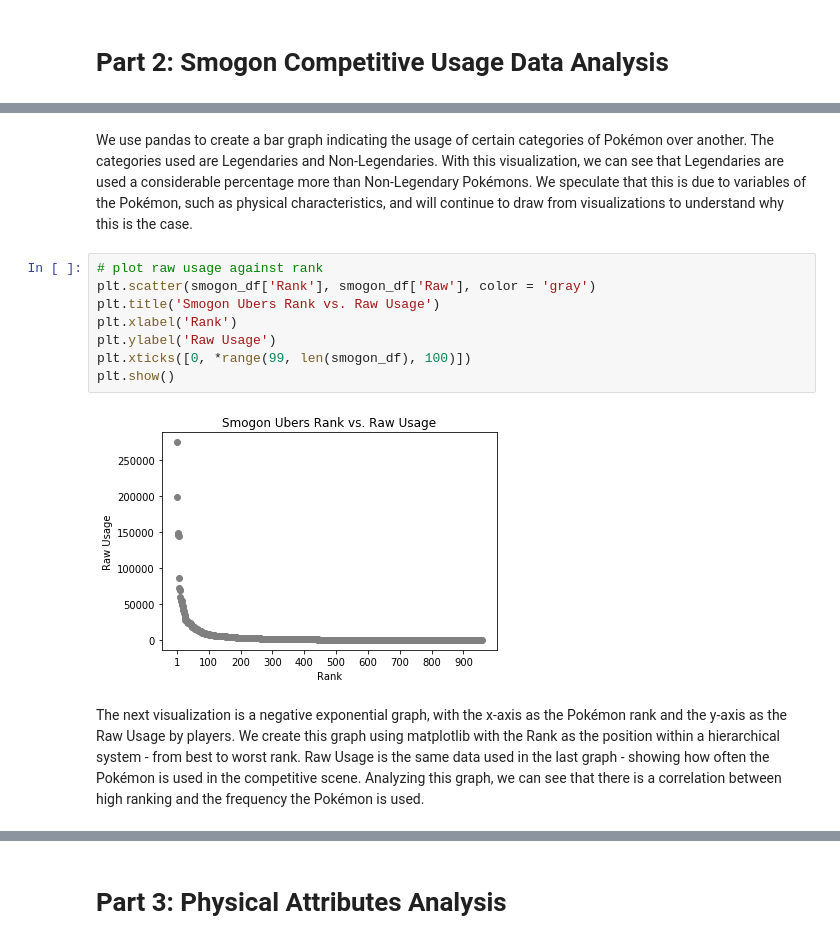
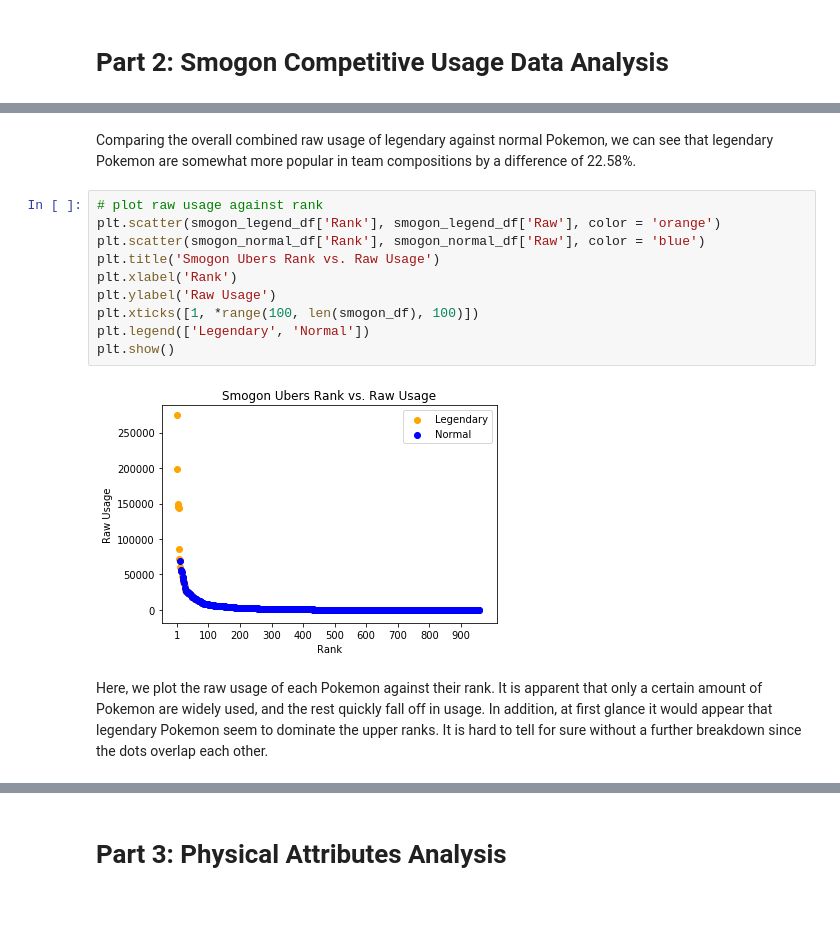
Before and after one commit to WhipeeDip/COGS108-Project, a Jupyter notebook: FinalProject.ipynb, the cells around one changed output, grey strips where cells are left out. Saved outputs shown, nothing was run; the diff lists cells and outputs as text; blank space fills up the shorter version.

```diff
--- a/FinalProject.ipynb
+++ b/FinalProject.ipynb
@@ -383,14 +390,16 @@ plt.show()
-# %% [markdown]
-We use pandas to create a bar graph indicating the usage of certain categories of Pokémon over another. The categories used are Legendaries and Non-Legendaries. With this visualization, we can see that Legendaries are used a considerable percentage more than Non-Legendary Pokémons. We speculate that this is due to variables of the Pokémon, such as physical characteristics, and will continue to draw from visualizations to understand why this is the case.
+# %% [markdown]
+Comparing the overall combined raw usage of legendary against normal Pokemon, we can see that legendary Pokemon are somewhat more popular in team compositions by a difference of 22.58%.
 # %%
 # plot raw usage against rank
-plt.scatter(smogon_df['Rank'], smogon_df['Raw'], color = 'gray')
+plt.scatter(smogon_legend_df['Rank'], smogon_legend_df['Raw'], color = 'orange')
+plt.scatter(smogon_normal_df['Rank'], smogon_normal_df['Raw'], color = 'blue')
 plt.title('Smogon Ubers Rank vs. Raw Usage')
 plt.xlabel('Rank')
 plt.ylabel('Raw Usage')
-plt.xticks([0, *range(99, len(smogon_df), 100)])
+plt.xticks([1, *range(100, len(smogon_df), 100)])
+plt.legend(['Legendary', 'Normal'])
 plt.show()
 # %% [output]
-[figure, old version]
+[figure, new version]
-# %% [markdown]
-The next visualization is a negative exponential graph, with the x-axis as the Pokémon rank and the y-axis as the Raw Usage by players. We create this graph using matplotlib with the Rank as the position within a hierarchical system - from best to worst rank. Raw Usage is the same data used in the last graph - showing how often the Pokémon is used in the competitive scene. Analyzing this graph, we can see that there is a correlation between high ranking and the frequency the Pokémon is used.
+# %% [markdown]
+Here, we plot the raw usage of each Pokemon against their rank. It is apparent that only a certain amount of Pokemon are widely used, and the rest quickly fall off in usage. In addition, at first glance it would appear that legendary Pokemon seem to dominate the upper ranks. It is hard to tell for sure without a further breakdown since the dots overlap each other.
```
Also changed, not shown: parts of 56 cells of this notebook.
